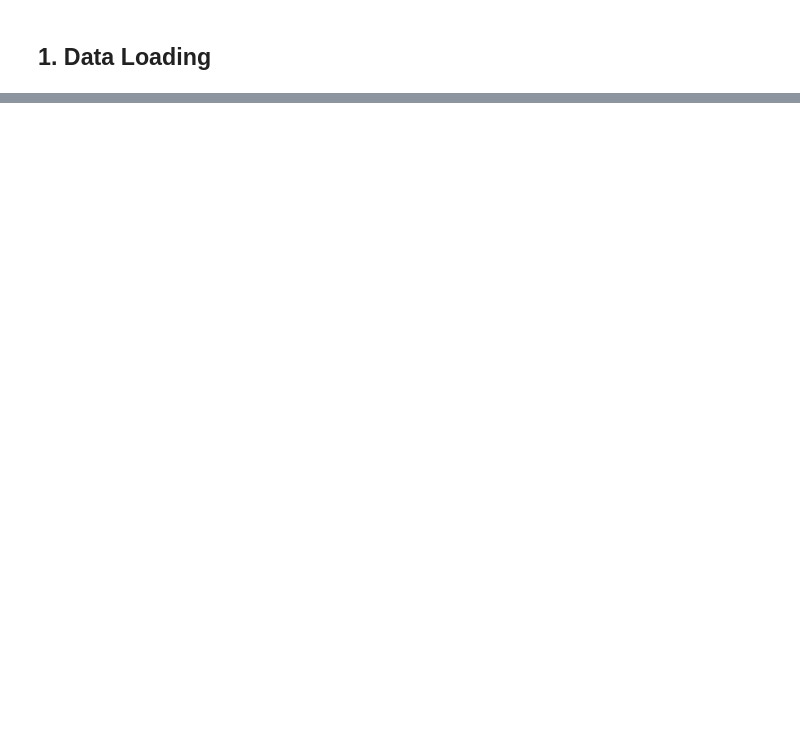
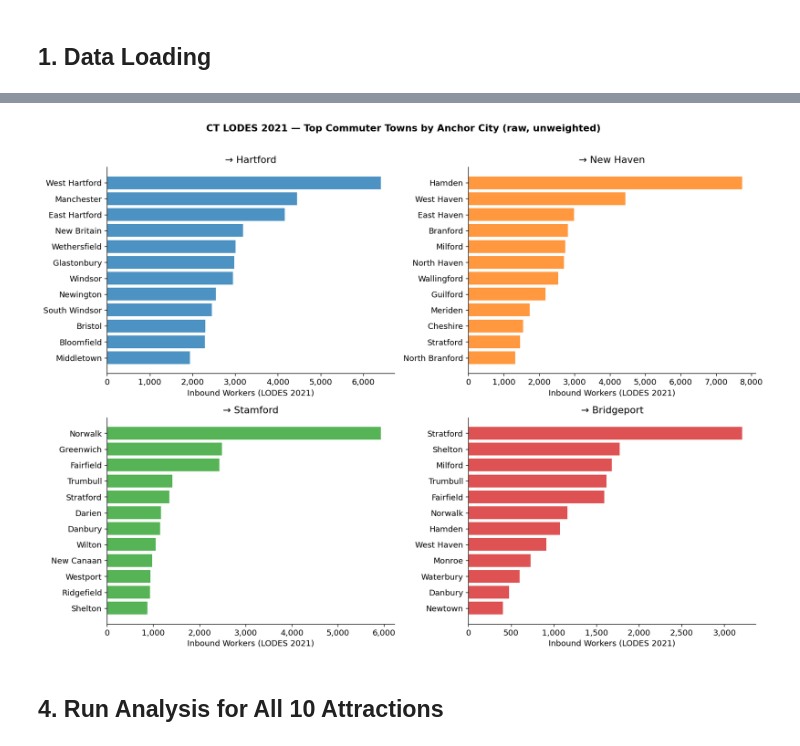
Before and after one commit to gtougs/ct-town-personas, a Jupyter notebook: posts/post_05_commuter_arbitrage.ipynb, the cells around one changed output, grey strips where cells are left out. Drawn from its saved outputs; the diff is of its cells as text; code cells hidden in the pictures; blank space fills up the shorter version.

```diff
--- a/posts/post_05_commuter_arbitrage.ipynb
+++ b/posts/post_05_commuter_arbitrage.ipynb
@@ -203,27 +88,0 @@ top15_display
-# %%
-# Scatter: weighted flow vs income, colored by arbitrage score
-plot_df = arb.dropna(subset=['median_household_income'])
-
-fig, ax = plt.subplots(figsize=(11, 7))
-sc = ax.scatter(
-    plot_df['weighted_flow'], plot_df['median_household_income'],
-    c=plot_df['arbitrage_score'], cmap='YlOrRd', s=60, alpha=0.75, edgecolors='none',
-)
-plt.colorbar(sc, ax=ax, label='Arbitrage Score (0–1)')
-
-for _, row in arb.dropna(subset=['median_household_income']).nlargest(12, 'arbitrage_score').iterrows():
-    ax.annotate(row['town'], (row['weighted_flow'], row['median_household_income']),
-                fontsize=8.5, xytext=(5, 3), textcoords='offset points')
-
-ax.set_xlabel('Science Center-Weighted Commute Flow (LODES 2021)')
-ax.set_ylabel('Median Household Income (ACS 2022)')
-ax.set_title('CT Science Center — Commuter Arbitrage\n'
-             'Size/color = arbitrage score (flow × income / drive_time^1.5)', fontsize=12)
-ax.xaxis.set_major_formatter(mticker.FuncFormatter(lambda x, _: f'{int(x):,}'))
-ax.yaxis.set_major_formatter(mticker.FuncFormatter(lambda x, _: f'${int(x/1000)}K'))
-ax.axvline(plot_df['weighted_flow'].median(), color='gray', linewidth=0.8, linestyle='--', alpha=0.5)
-ax.axhline(plot_df['median_household_income'].median(), color='gray', linewidth=0.8, linestyle='--', alpha=0.5)
-
-plt.tight_layout()
-plt.savefig(PROCESSED / 'post05_arbitrage_scatter.png', bbox_inches='tight')
-plt.show()
@@ -371,0 +207,22 @@ out_df
+# %%
+anchor_labels = {'hartford': 'Hartford', 'new_haven': 'New Haven',
+                 'stamford': 'Stamford', 'bridgeport': 'Bridgeport'}
+
+fig, axes = plt.subplots(2, 2, figsize=(14, 10))
+for ax, anchor, color in zip(axes.flat, ANCHORS, COLORS):
+    col = f'inbound_to_{anchor}'
+    top = df_ex.nlargest(12, col)[['town', col]].reset_index(drop=True)
+    ax.barh(top['town'][::-1], top[col][::-1], color=color, alpha=0.8)
+    ax.set_xlabel('Inbound Workers (LODES 2021)')
+    ax.set_title(f'→ {anchor_labels[anchor]}')
+    ax.xaxis.set_major_formatter(mticker.FuncFormatter(lambda x, _: f'{int(x):,}'))
+
+plt.suptitle('CT LODES 2021 — Top Commuter Towns by Anchor City (raw, unweighted)',
+             y=1.01, fontsize=13, fontweight='bold')
+plt.tight_layout()
+plt.savefig(PROCESSED / 'post05_top_commuter_towns.png', bbox_inches='tight')
+plt.show()
+# %% [output]
+[figure, added]
+# %% [markdown]
+## 4. Run Analysis for All 10 Attractions
```
Also changed, not shown: parts of 49 cells of this notebook, 37 other files.
